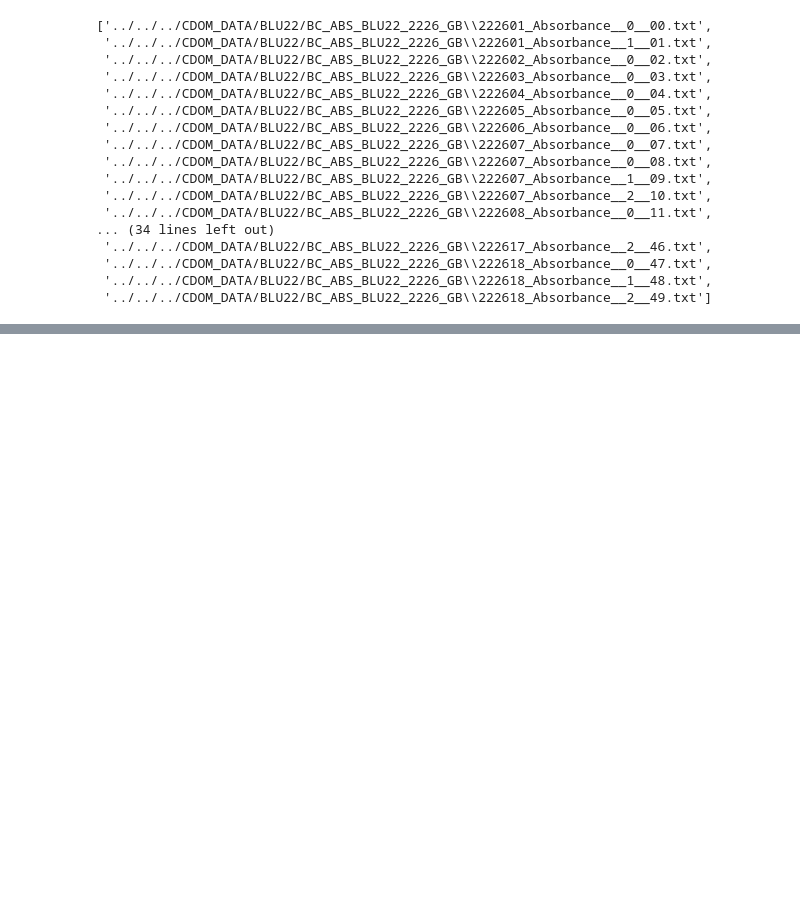
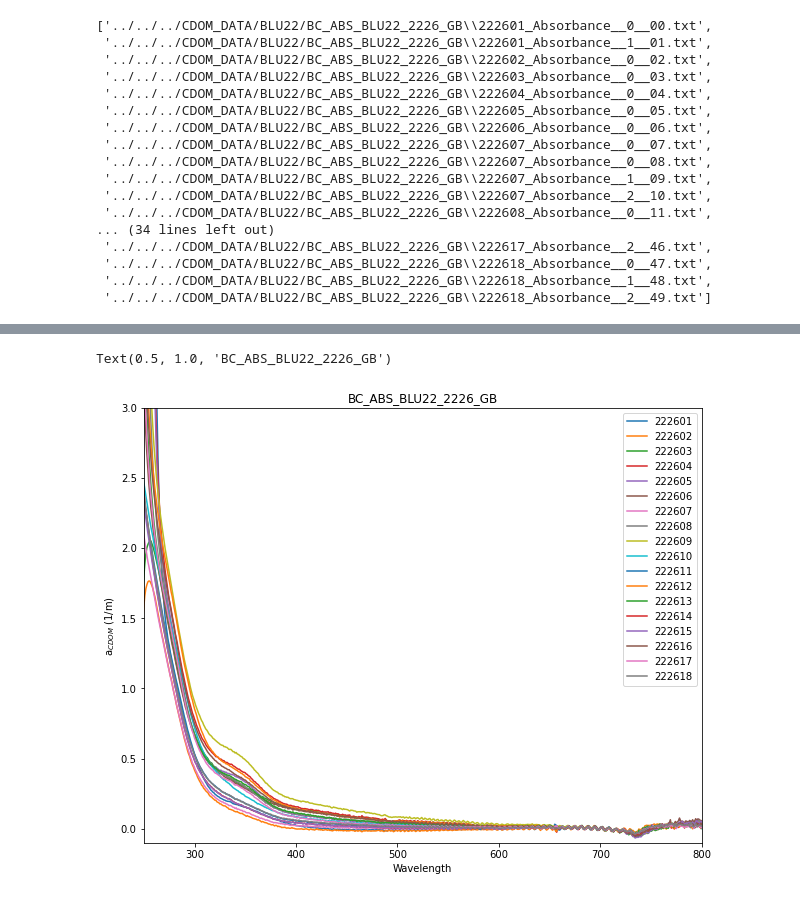
Before and after one commit to Hanna-the-explorer/NASA_Jupyter_Projects, a Jupyter notebook: DATA_Processing_codes/CDOM_DATA_PROCESS.ipynb, the cells around one changed output, grey strips where cells are left out. Saved outputs shown, nothing was run; the diff lists cells and outputs as text; code cells hidden in the pictures; blank space fills up the shorter version.

```diff
--- a/DATA_Processing_codes/CDOM_DATA_PROCESS.ipynb
+++ b/DATA_Processing_codes/CDOM_DATA_PROCESS.ipynb
@@ -163 +161,7 @@ df
 692 rows × 18 columns
+# %%
+#HERE WE DO THE BASLINE CORRECTION AND SAVE THE CORECTION AS 'bcorr'
+bcorr = df[486:537].mean(axis=0) # 486:537 is 675 to 725 nm and this line takes the average
+df = df[:] - df[486:537].mean(axis=0) # here we correct the data by that average
+bcorr
+df[486:537]
@@ -191 +213,14 @@ outputs
+# %%
+#HERE, WE MAKE A QUICK AND DIRTY GRAPH OF THE DATA TO SAVE AND CHECK WORK
+fig, ax = plt.subplots(figsize=(10,8))
+df.plot(label='', ax=ax)
+ax.set_ylim(-.1,3)
+ax.set_xlim(250,800)
+ax.set_xlabel("Wavelength")
+ax.set_ylabel("a$_{CDOM}$ (1/m)")
+ax.set_title("BC_ABS_BLU22_2226_GB")
+#plt.savefig("../outputs/BC_ABS_BLU22_2226_GB_plot.png")
+# %% [output]
+Text(0.5, 1.0, 'BC_ABS_BLU22_2226_GB')
+[figure, added]
 # %%
```
Also changed, not shown: parts of 33 cells of this notebook.
